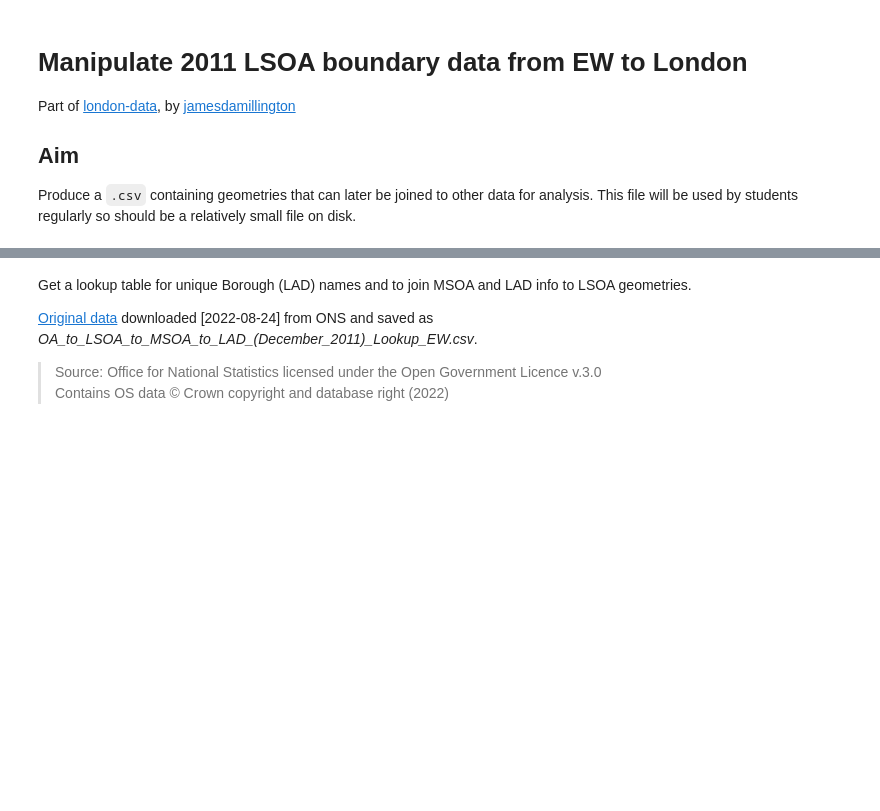
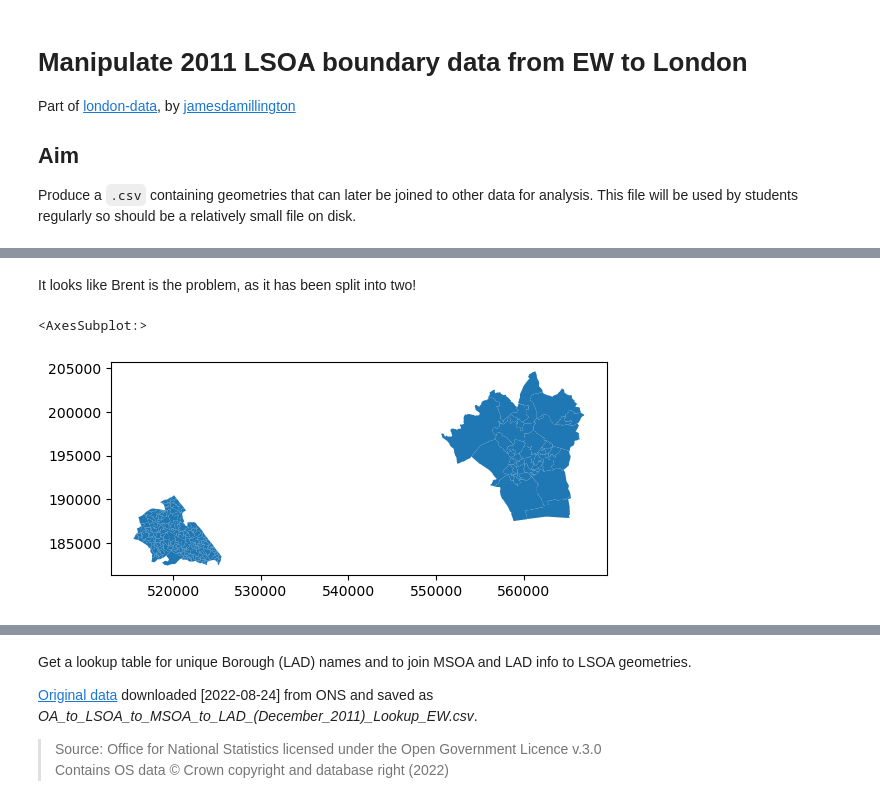
Before and after one commit to jamesdamillington/london-data, a Jupyter notebook: code/london-census2011-geography.ipynb, the cells around one changed output, grey strips where cells are left out. Saved outputs shown, nothing was run; the diff lists cells and outputs as text; code cells hidden in the pictures; blank space fills up the shorter version.

```diff
--- a/code/london-census2011-geography.ipynb
+++ b/code/london-census2011-geography.ipynb
@@ -19,0 +250,7 @@ from pathlib import Path
+# %% [markdown]
+It looks like Brent is the problem, as it has been split into two!
+# %%
+london[london['LSOA11NM'].str.contains('Brent')].plot()
+# %% [output]
+<AxesSubplot:>
+[figure, added]
```
Also changed, not shown: parts of 50 cells of this notebook, 16 other files.
